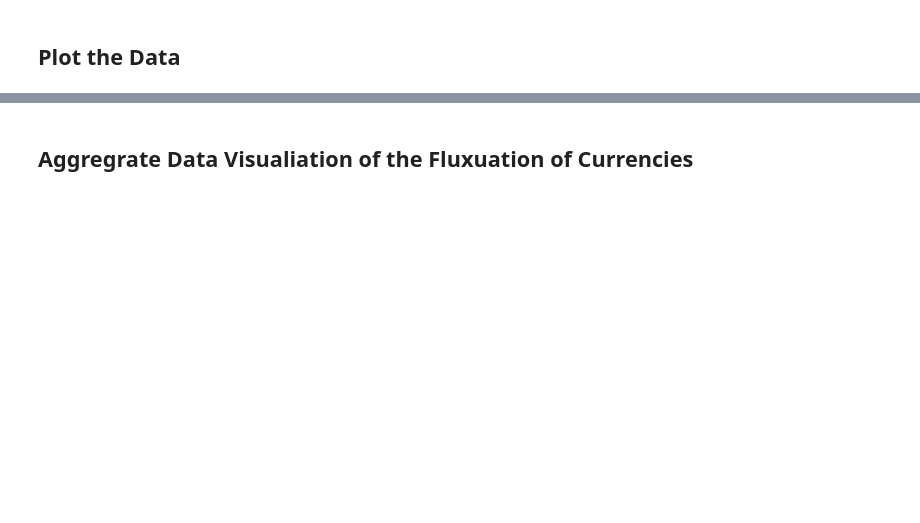
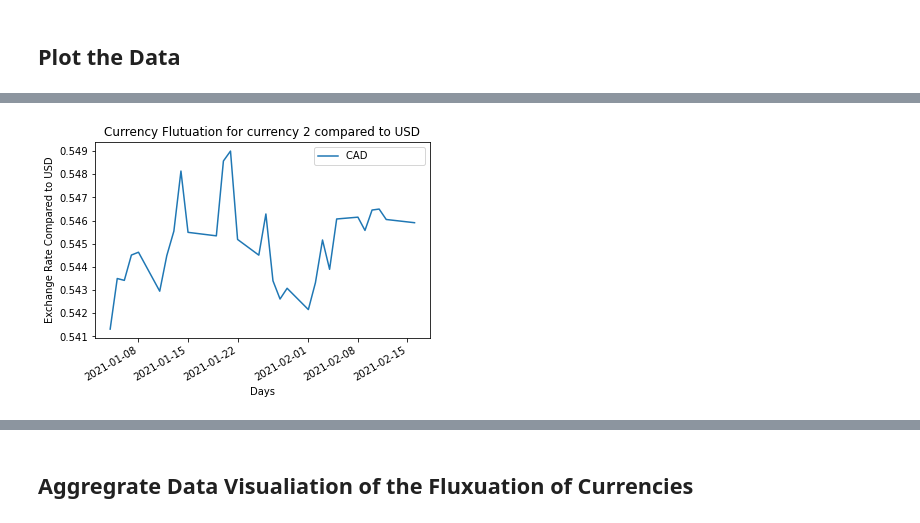
Before and after one commit to mikehoo92/IPOArbitrage, a Jupyter notebook: Currency_Data_Analysis.ipynb, the cells around one changed output, grey strips where cells are left out. Saved outputs shown, nothing was run; the diff lists cells and outputs as text; code cells hidden in the pictures; blank space fills up the shorter version.

```diff
--- a/Currency_Data_Analysis.ipynb
+++ b/Currency_Data_Analysis.ipynb
@@ -33,6 +44,6 @@ eur_df.head()
 # %%
 #extract only the data for Canadian Dollar drop remaining currencies from data frame
-cad_df= currency_path_df.drop(columns=['brazilian real (BLR)''Euro (EUR)''chiliean peso (CLP)''japanese yen (JPY)''united states dollar (usd)']
+cad_df = currency_df.drop(columns=['BRL','EUR                     ','CLP               ','JPY                ','USD'])
 
 #review data frame
 cad_df.head()
@@ -65,5 +108,5 @@ NameError: name 'eur_df' is not defined
 # %%
 
 #plot the fluxuation of Canadian compared to the USD of the first 30 trading days
-cad_df.plot(y-label="Exchange Rate Compared to USD", xlabel="Days", title= "Currency Flutuation for currency 2 compared to USD")
+cad_df.plot(ylabel="Exchange Rate Compared to USD", xlabel="Days", title= "Currency Flutuation for currency 2 compared to USD")
 # %% [output]
@@ -71,3 +114,4 @@ SyntaxError: keyword can't be an expression (<ipython-input-4-d738ea34209a>, lin
+[figure, added]
 # %%
 
 #plot the fluxuation of Chilean compared to the USD of the first 30 trading days
```
Also changed, not shown: parts of 21 cells of this notebook, 2 other files.
